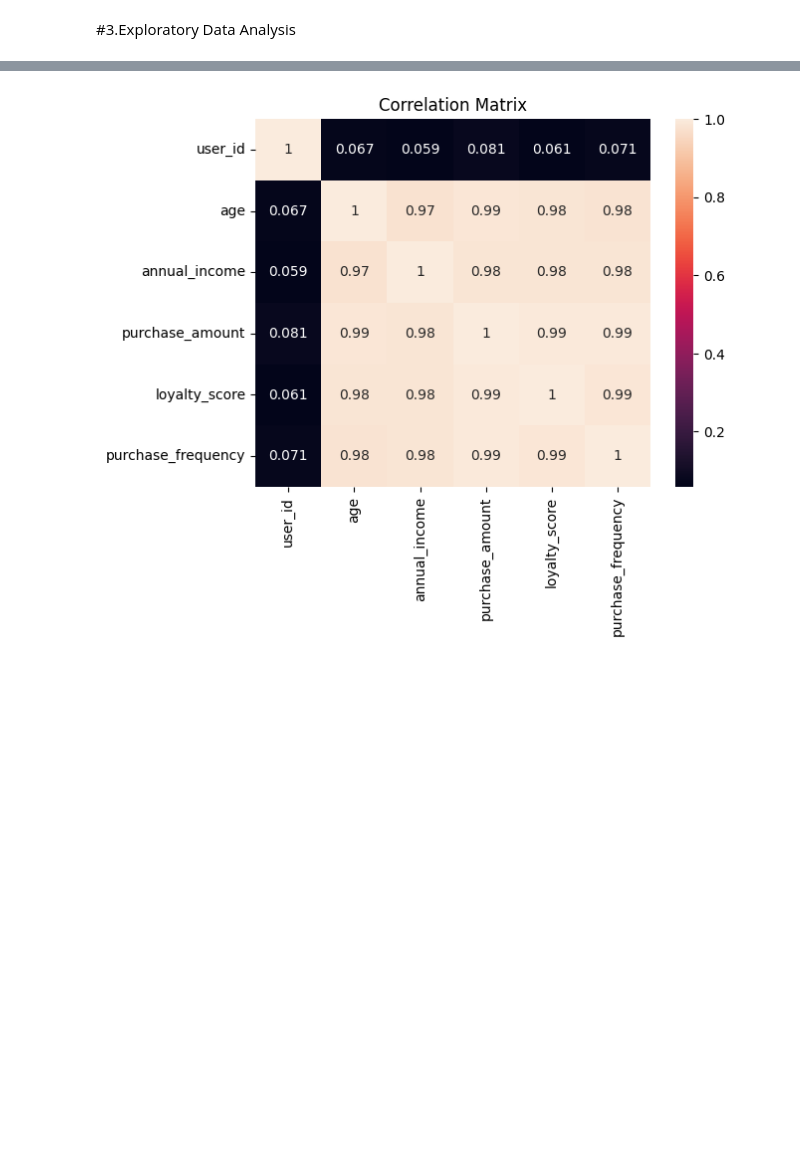
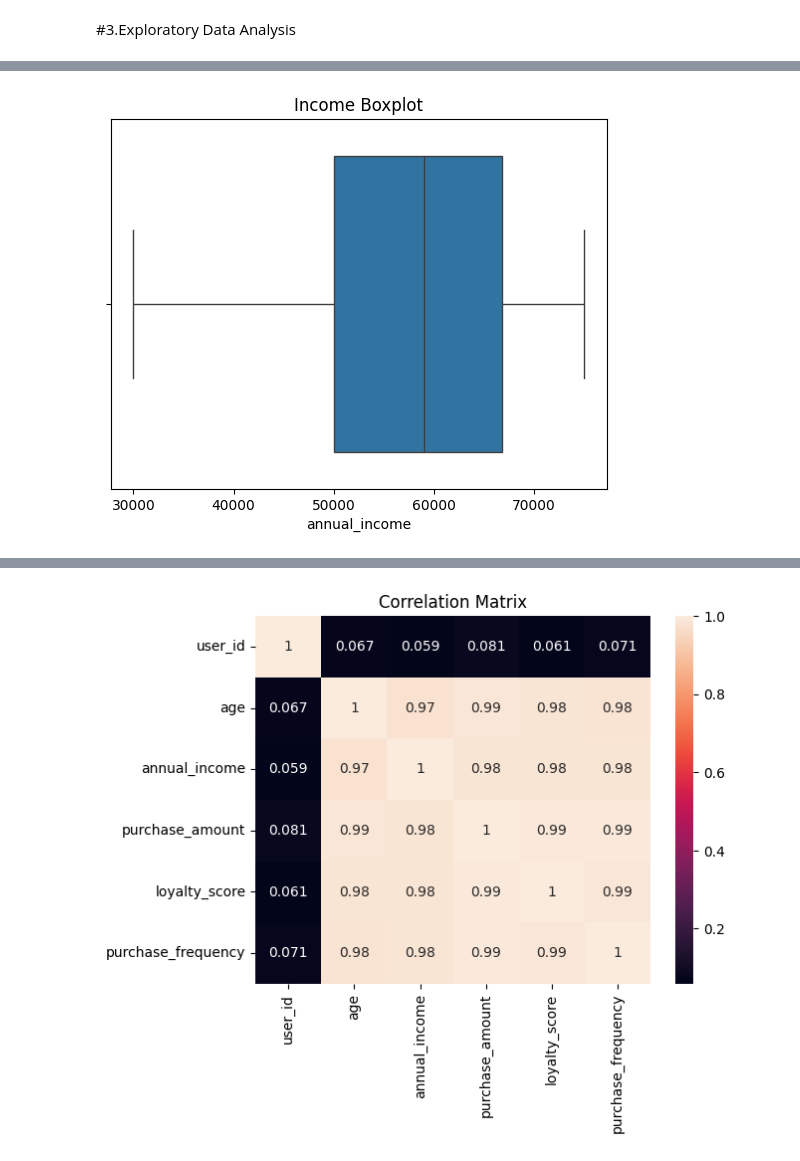
Before and after one commit to cvinushareddy/Data-science-projects, a Jupyter notebook: Task5_K_Means.ipynb, the cells around one changed output, grey strips where cells are left out. Cells and saved outputs as stored; diff of their text form; code cells hidden in the pictures; blank space fills up the shorter version.

```diff
--- a/Task5_K_Means.ipynb
+++ b/Task5_K_Means.ipynb
@@ -227,0 +225,7 @@ plt.show()
+# %%
+plt.figure()
+sns.boxplot(x=df['annual_income'])
+plt.title("Income Boxplot")
+plt.show()
+# %% [output]
+[figure, added]
```
Also changed, not shown: parts of 9 cells of this notebook.
